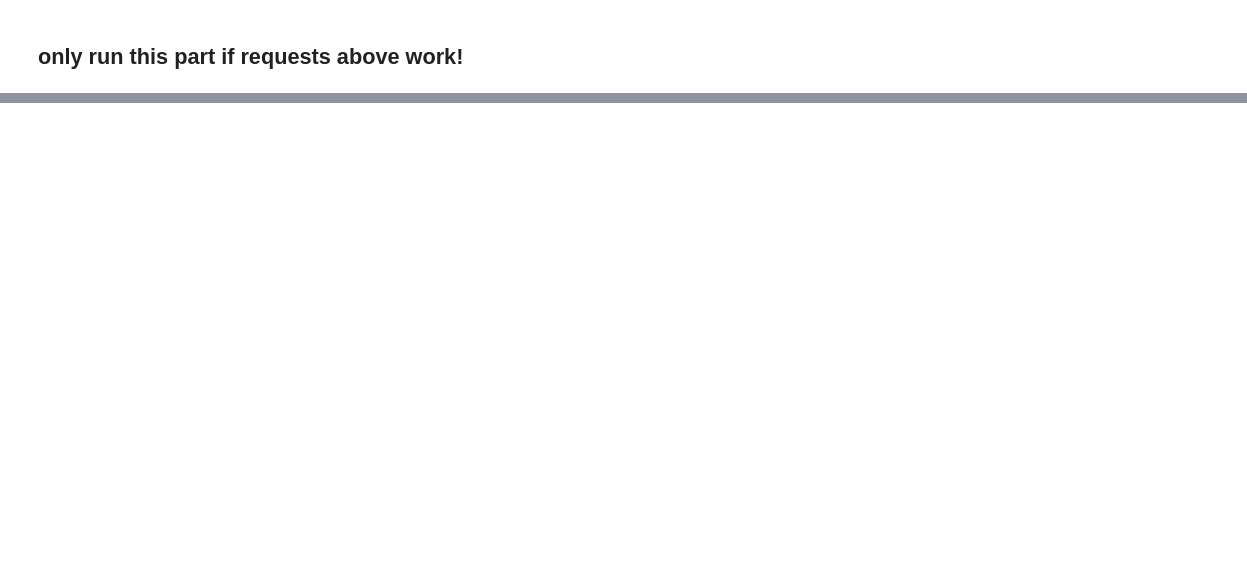
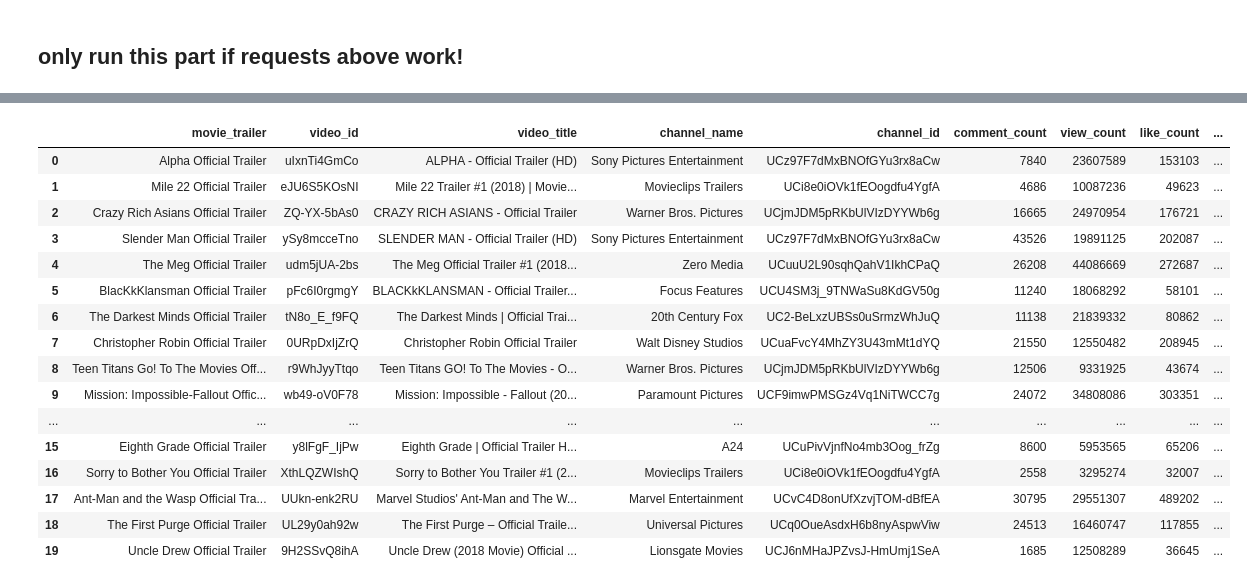
Before and after one commit to nsetnik0703/Netflix-Movie-Predictor, a Jupyter notebook: youtube_data.ipynb, the cells around one changed output, grey strips where cells are left out. Cells and saved outputs as stored; diff of their text form; code cells hidden in the pictures; blank space fills up the shorter version.

```diff
--- a/youtube_data.ipynb
+++ b/youtube_data.ipynb
@@ -160,0 +515,5 @@ df
+# %%
+# create dataframe from dictionary
+df4 = pd.DataFrame.from_dict(list(d4.items()))
+df4 = df4.rename(columns={0: "movie_trailer", 1: "video_id"})
+df4
@@ -160,0 +538,54 @@ df
+# %%
+df4["video_title"] = ""
+df4["channel_name"] = ""
+df4["channel_id"] = ""
+df4["comment_count"] = ""
+df4["view_count"] = ""
+df4["like_count"] = ""
+df4["date_published"] = ""
+
+# for loop to retrieve view count, comment count, like count for each video
+for index, row in df4.iterrows():
+    video = row["video_id"]
+    index = index
+
+    final_url = base_url + ("videos?part=snippet%2C+statistics&id={0}&key={1}").format(video, gkey)
+    final_results = requests.get(final_url).json()
+    vid_response = final_results["items"]
+
+    for i in vid_response:
+        t = i.get("snippet").get("title")
+        c = i.get("snippet").get("channelTitle")
+        d = i.get("snippet").get("channelId")
+        m = i.get("snippet").get("publishedAt")
+
+        comment_count = i.get("statistics").get("commentCount")
+        view_count = i.get("statistics").get("viewCount")
+        like_count = i.get("statistics").get("likeCount")
+
+        df4.loc[index, "video_title"] = t
+        df4.loc[index, "channel_name"] = c
+        df4.loc[index, "channel_id"] = d
+        df4.loc[index, "comment_count"] = comment_count
+        df4.loc[index, "view_count"] = view_count
+        df4.loc[index, "like_count"] = like_count
+        df4.loc[index, "date_published"] = m
+df4
+# %% [output]
+|  | movie_trailer | video_id | video_title | channel_name | channel_id | comment_count | view_count | like_count | ... |
+| 0 | Alpha Official Trailer | uIxnTi4GmCo | ALPHA - Official Trailer (HD) | Sony Pictures Entertainment | UCz97F7dMxBNOfGYu3rx8aCw | 7840 | 23607589 | 153103 | ... |
+| 1 | Mile 22 Official Trailer | eJU6S5KOsNI | Mile 22 Trailer #1 (2018) | Movie... | Movieclips Trailers | UCi8e0iOVk1fEOogdfu4YgfA | 4686 | 10087236 | 49623 | ... |
+| 2 | Crazy Rich Asians Official Trailer | ZQ-YX-5bAs0 | CRAZY RICH ASIANS - Official Trailer | Warner Bros. Pictures | UCjmJDM5pRKbUlVIzDYYWb6g | 16665 | 24970954 | 176721 | ... |
+| 3 | Slender Man Official Trailer | ySy8mcceTno | SLENDER MAN - Official Trailer (HD) | Sony Pictures Entertainment | UCz97F7dMxBNOfGYu3rx8aCw | 43526 | 19891125 | 202087 | ... |
+| 4 | The Meg Official Trailer | udm5jUA-2bs | The Meg Official Trailer #1 (2018... | Zero Media | UCuuU2L90sqhQahV1IkhCPaQ | 26208 | 44086669 | 272687 | ... |
+| 5 | BlacKkKlansman Official Trailer | pFc6I0rgmgY | BLACKkKLANSMAN - Official Trailer... | Focus Features | UCU4SM3j_9TNWaSu8KdGV50g | 11240 | 18068292 | 58101 | ... |
+| 6 | The Darkest Minds Official Trailer | tN8o_E_f9FQ | The Darkest Minds | Official Trai... | 20th Century Fox | UC2-BeLxzUBSs0uSrmzWhJuQ | 11138 | 21839332 | 80862 | ... |
+| 7 | Christopher Robin Official Trailer | 0URpDxIjZrQ | Christopher Robin Official Trailer | Walt Disney Studios | UCuaFvcY4MhZY3U43mMt1dYQ | 21550 | 12550482 | 208945 | ... |
+| 8 | Teen Titans Go! To The Movies Off... | r9WhJyyTtqo | Teen Titans GO! To The Movies - O... | Warner Bros. Pictures | UCjmJDM5pRKbUlVIzDYYWb6g | 12506 | 9331925 | 43674 | ... |
+| 9 | Mission: Impossible-Fallout Offic... | wb49-oV0F78 | Mission: Impossible - Fallout (20... | Paramount Pictures | UCF9imwPMSGz4Vq1NiTWCC7g | 24072 | 34808086 | 303351 | ... |
+| ... | ... | ... | ... | ... | ... | ... | ... | ... | ... |
+| 15 | Eighth Grade Official Trailer | y8lFgF_IjPw | Eighth Grade | Official Trailer H... | A24 | UCuPivVjnfNo4mb3Oog_frZg | 8600 | 5953565 | 65206 | ... |
+| 16 | Sorry to Bother You Official Trailer | XthLQZWIshQ | Sorry to Bother You Trailer #1 (2... | Movieclips Trailers | UCi8e0iOVk1fEOogdfu4YgfA | 2558 | 3295274 | 32007 | ... |
+| 17 | Ant-Man and the Wasp Official Tra... | UUkn-enk2RU | Marvel Studios' Ant-Man and The W... | Marvel Entertainment | UCvC4D8onUfXzvjTOM-dBfEA | 30795 | 29551307 | 489202 | ... |
+| 18 | The First Purge Official Trailer | UL29y0ah92w | The First Purge – Official Traile... | Universal Pictures | UCq0OueAsdxH6b8nyAspwViw | 24513 | 16460747 | 117855 | ... |
+| 19 | Uncle Drew Official Trailer | 9H2SSvQ8ihA | Uncle Drew (2018 Movie) Official ... | Lionsgate Movies | UCJ6nMHaJPZvsJ-HmUmj1SeA | 1685 | 12508289 | 36645 | ... |
```
Also changed, not shown: parts of 27 cells of this notebook, 1 other file.
